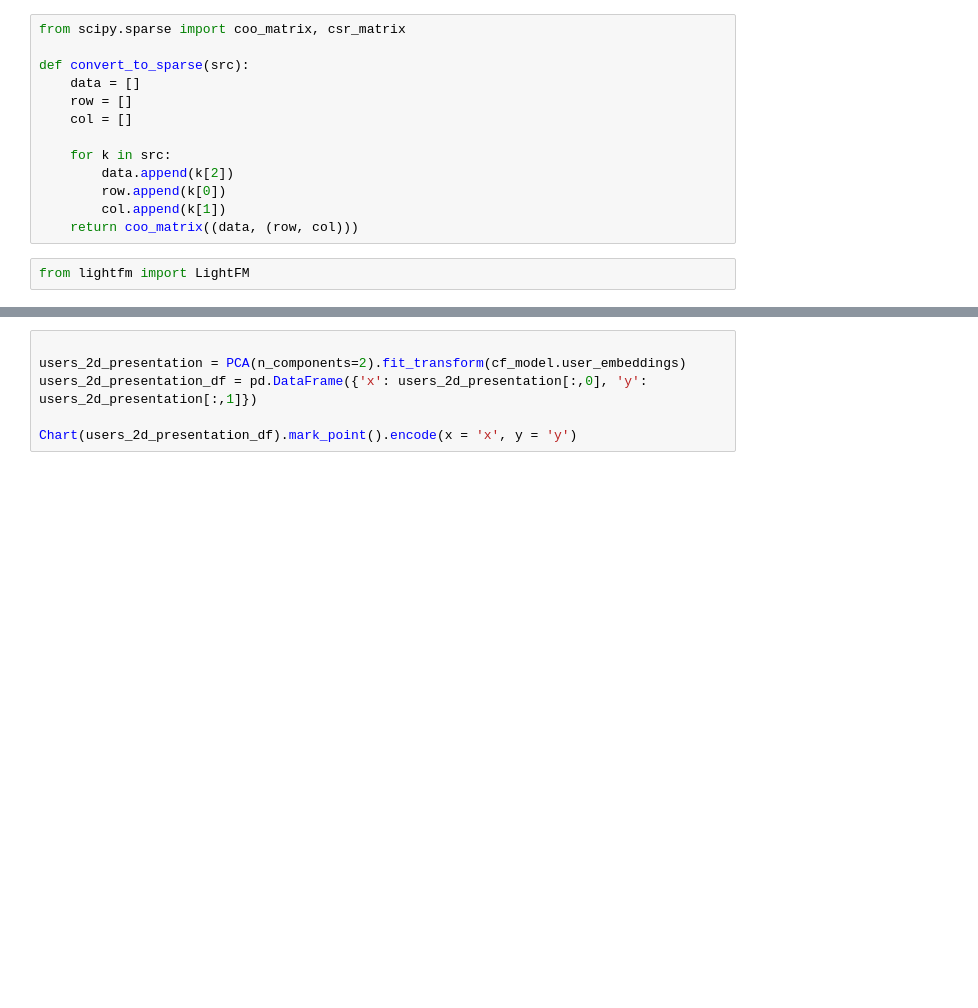
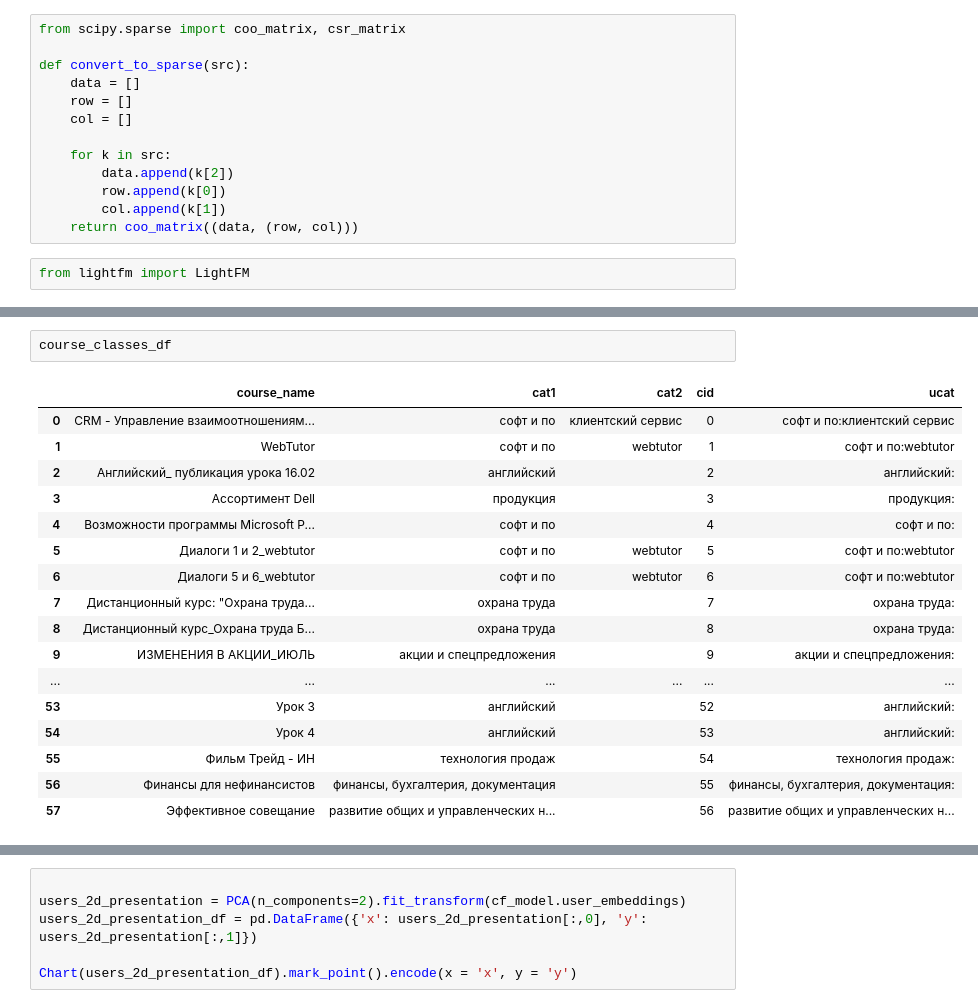
Before and after one commit to dp-cylme/hrhackathon, a Jupyter notebook: notebooks/d61h6ka.ipynb, the cells around one changed output, grey strips where cells are left out. Drawn from its saved outputs; the diff is of its cells as text; blank space fills up the shorter version.

```diff
--- a/notebooks/d61h6ka.ipynb
+++ b/notebooks/d61h6ka.ipynb
@@ -86,3 +91,23 @@ cf_model.fit(convert_to_sparse(train.as_matrix()))
+# %%
+course_classes_df
+# %% [output]
+|  | course_name | cat1 | cat2 | cid | ucat |
+| 0 | CRM - Управление взаимоотношениям... | софт и по | клиентский сервис | 0 | софт и по:клиентский сервис |
+| 1 | WebTutor | софт и по | webtutor | 1 | софт и по:webtutor |
+| 2 | Английский_ публикация урока 16.02 | английский |  | 2 | английский: |
+| 3 | Ассортимент Dell | продукция |  | 3 | продукция: |
+| 4 | Возможности программы Microsoft P... | софт и по |  | 4 | софт и по: |
+| 5 | Диалоги 1 и 2_webtutor | софт и по | webtutor | 5 | софт и по:webtutor |
+| 6 | Диалоги 5 и 6_webtutor | софт и по | webtutor | 6 | софт и по:webtutor |
+| 7 | Дистанционный курс: "Охрана труда... | охрана труда |  | 7 | охрана труда: |
+| 8 | Дистанционный курс_Охрана труда Б... | охрана труда |  | 8 | охрана труда: |
+| 9 | ИЗМЕНЕНИЯ В АКЦИИ_ИЮЛЬ | акции и спецпредложения |  | 9 | акции и спецпредложения: |
+| ... | ... | ... | ... | ... | ... |
+| 53 | Урок 3 | английский |  | 52 | английский: |
+| 54 | Урок 4 | английский |  | 53 | английский: |
+| 55 | Фильм Трейд - ИН | технология продаж |  | 54 | технология продаж: |
+| 56 | Финансы для нефинансистов | финансы, бухгалтерия, документация |  | 55 | финансы, бухгалтерия, документация: |
+| 57 | Эффективное совещание | развитие общих и управленческих н... |  | 56 | развитие общих и управленческих н... |
 # %%
 from altair import Chart
 from sklearn.decomposition import PCA
```
Also changed, not shown: parts of 8 cells of this notebook, 1 other file.
